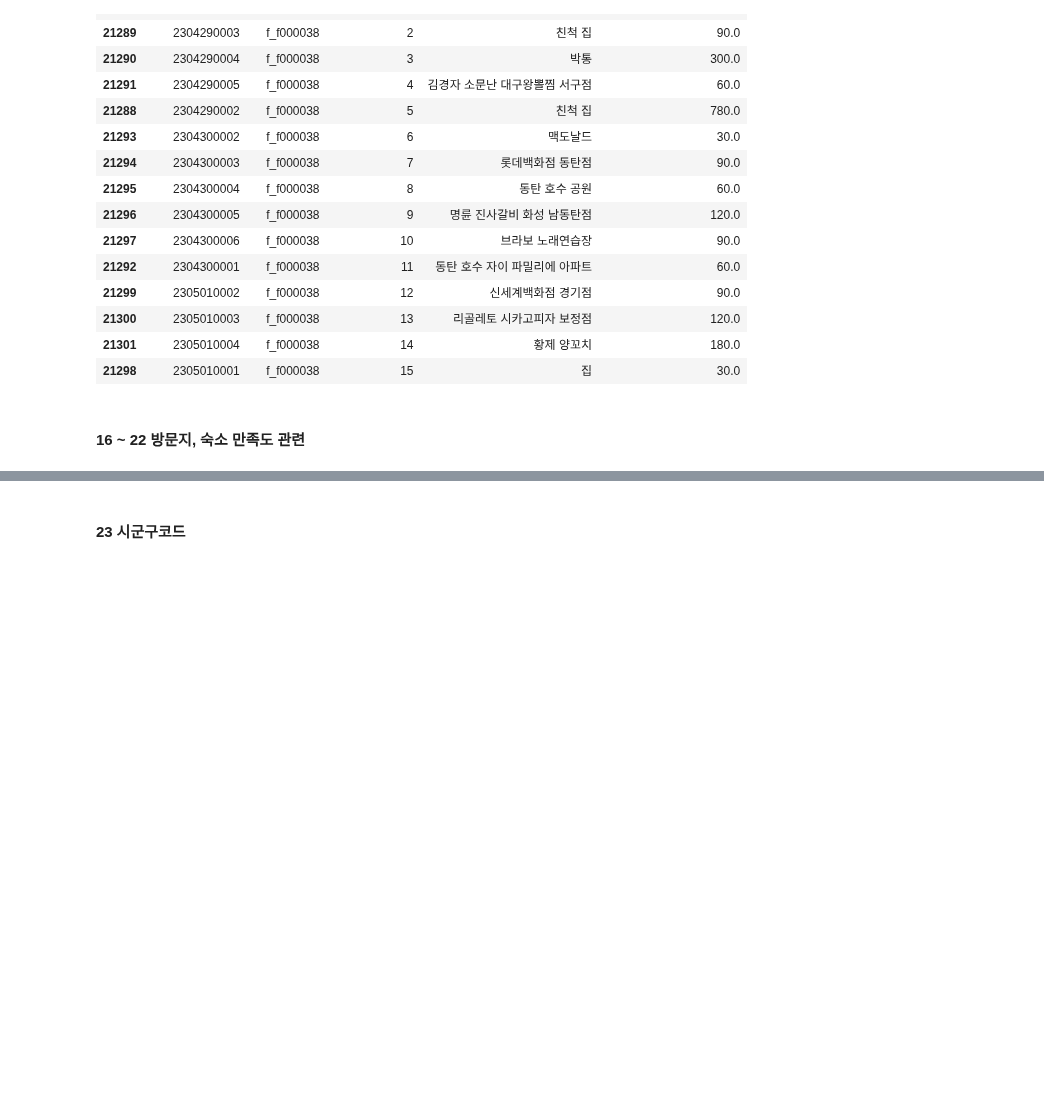
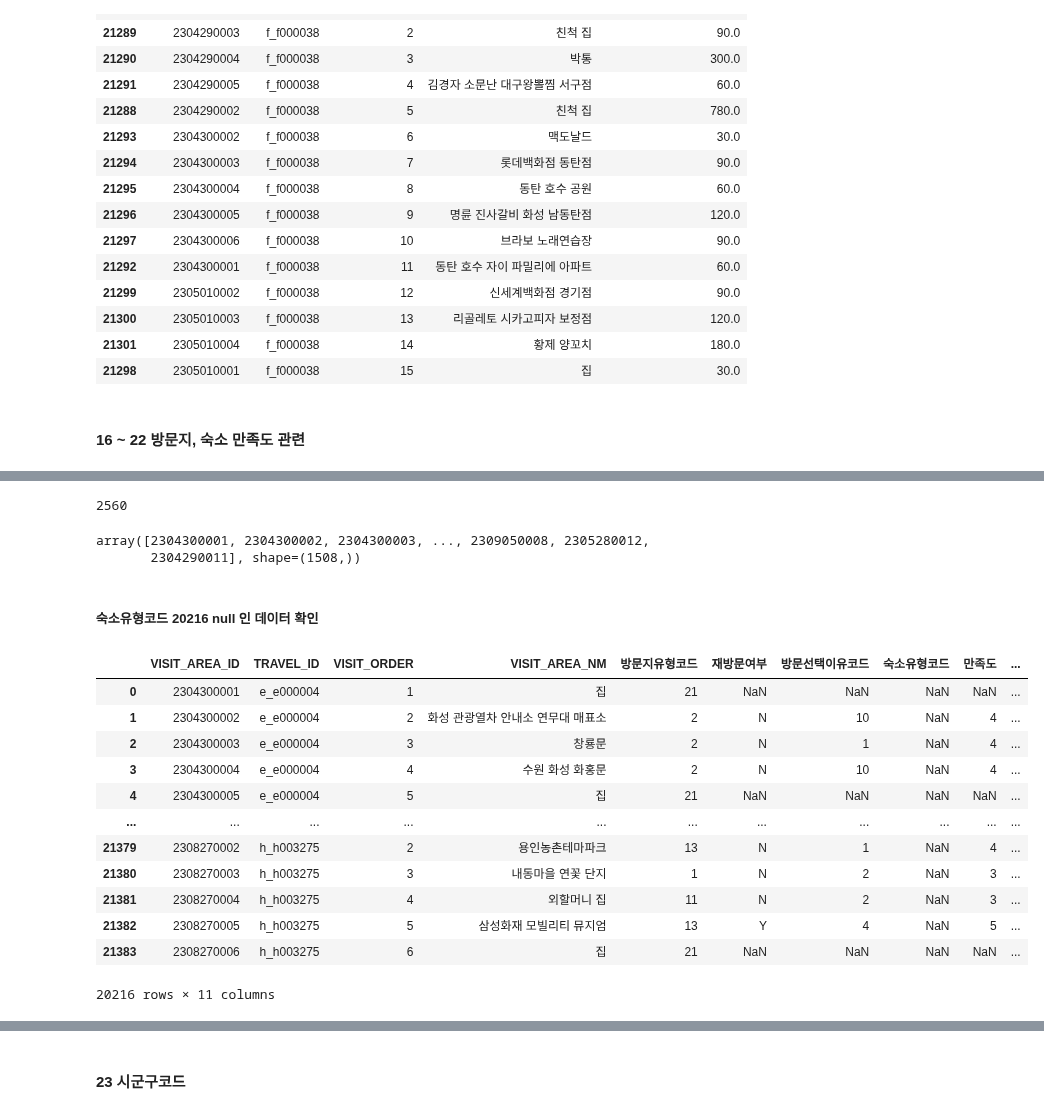
Before and after one commit to SKNetworks-AI19-250818/SKN19-mini-1Team, a Jupyter notebook: preprocessing/방문지데이터확인.ipynb, the cells around one changed output, grey strips where cells are left out. Saved outputs shown, nothing was run; the diff lists cells and outputs as text; code cells hidden in the pictures; blank space fills up the shorter version.

```diff
--- a/preprocessing/방문지데이터확인.ipynb
+++ b/preprocessing/방문지데이터확인.ipynb
@@ -268,0 +480,34 @@ df.drop(['VISIT_ORDER'], axis=1)
+# %%
+overlap_count(isnull_df1, isnull_df2)
+# %% [output]
+2560
+# %%
+# 방문선택이유 활용하고자 했으나 여행객별 방문지를 확인했을때 여행객별 방문한 곳의 max는 38
+# 총 unique한 visit_area_id는 1508로 컬럼으로 가져가기엔 과한것 같기에,
+# EDA로 활용하고, 최종테이블로는 사용 X
+
+# 여행객별 방문지
+df.groupby('TRAVEL_ID')['VISIT_AREA_ID'].count().max()
+df['VISIT_AREA_ID'].unique()
+# %% [output]
+array([2304300001, 2304300002, 2304300003, ..., 2309050008, 2305280012,
+       2304290011], shape=(1508,))
+# %% [markdown]
+##### 숙소유형코드  20216 null 인 데이터 확인
+# %%
+isnull_df = df[df['숙소유형코드'].isnull() == True]
+isnull_df
+# %% [output]
+|  | VISIT_AREA_ID | TRAVEL_ID | VISIT_ORDER | VISIT_AREA_NM | 방문지유형코드 | 재방문여부 | 방문선택이유코드 | 숙소유형코드 | 만족도 | ... |
+| 0 | 2304300001 | e_e000004 | 1 | 집 | 21 | NaN | NaN | NaN | NaN | ... |
+| 1 | 2304300002 | e_e000004 | 2 | 화성 관광열차 안내소 연무대 매표소 | 2 | N | 10 | NaN | 4 | ... |
+| 2 | 2304300003 | e_e000004 | 3 | 창룡문 | 2 | N | 1 | NaN | 4 | ... |
+| 3 | 2304300004 | e_e000004 | 4 | 수원 화성 화홍문 | 2 | N | 10 | NaN | 4 | ... |
+| 4 | 2304300005 | e_e000004 | 5 | 집 | 21 | NaN | NaN | NaN | NaN | ... |
+| ... | ... | ... | ... | ... | ... | ... | ... | ... | ... | ... |
+| 21379 | 2308270002 | h_h003275 | 2 | 용인농촌테마파크 | 13 | N | 1 | NaN | 4 | ... |
+| 21380 | 2308270003 | h_h003275 | 3 | 내동마을 연꽃 단지 | 1 | N | 2 | NaN | 3 | ... |
+| 21381 | 2308270004 | h_h003275 | 4 | 외할머니 집 | 11 | N | 2 | NaN | 3 | ... |
+| 21382 | 2308270005 | h_h003275 | 5 | 삼성화재 모빌리티 뮤지엄 | 13 | Y | 4 | NaN | 5 | ... |
+| 21383 | 2308270006 | h_h003275 | 6 | 집 | 21 | NaN | NaN | NaN | NaN | ... |
+20216 rows × 11 columns
```
Also changed, not shown: parts of 34 cells of this notebook, 1 other file.
